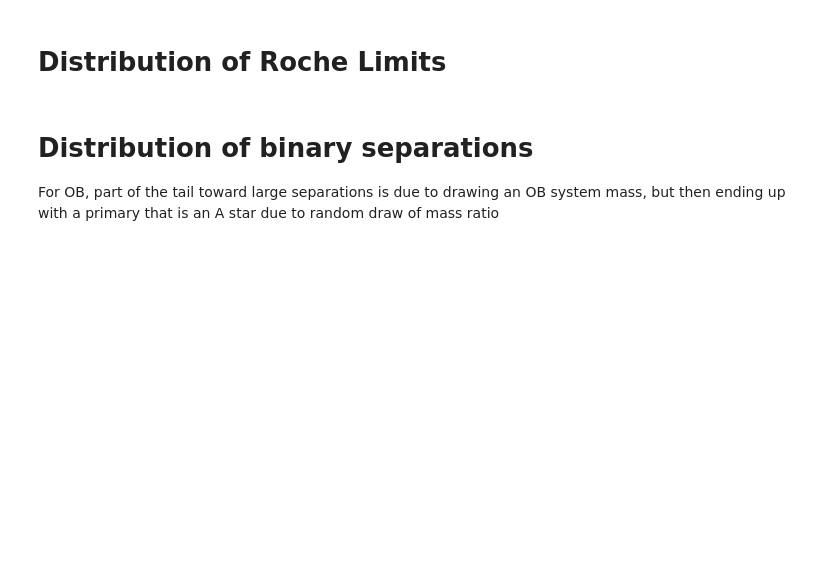
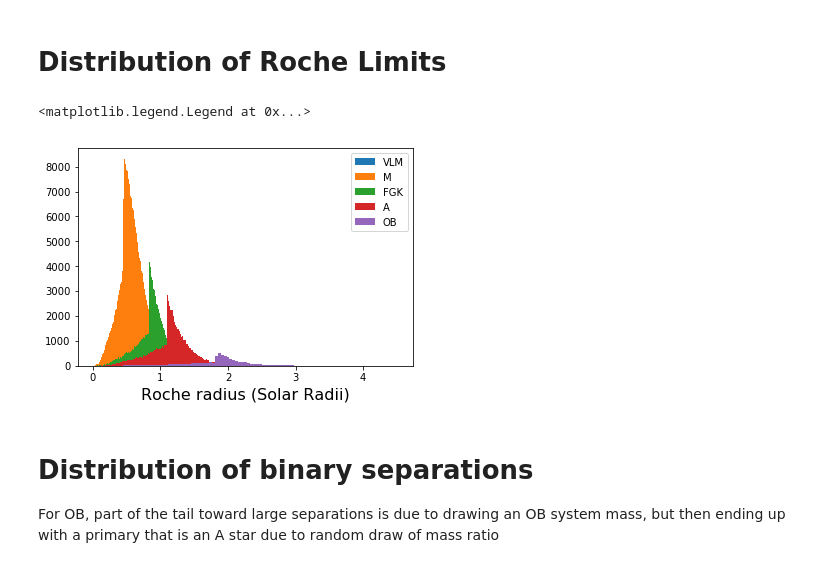
Before and after one commit to dtamayo/interstellar, a Jupyter notebook: samplecbp.ipynb, the cells around one changed output. Saved outputs shown, nothing was run; the diff lists cells and outputs as text; code cells hidden in the pictures; blank space fills up the shorter version.

```diff
--- a/samplecbp.ipynb
+++ b/samplecbp.ipynb
@@ -467,11 +492,14 @@ ax.legend()
 # %%
 fig, ax = plt.subplots()
 for startype in startypes:
     aRoche1s = np.array(r[startype]['aRoche1s'])
     aRoche2s = np.array(r[startype]['aRoche2s'])
-    bins, vals, patches = ax.hist(np.concatenate((aRoche1s/Rsun, aRoche2s/Rsun)), bins=10, label=startype)
+    bins, vals, patches = ax.hist(np.concatenate((aRoche1s/Rsun, aRoche2s/Rsun)), bins=100, label=startype)
 ax.set_xlabel('Roche radius (Solar Radii)', fontsize=16)
 ax.legend()
+# %% [output]
+<matplotlib.legend.Legend at 0x...>
+[figure, added]
 # %% [markdown]
 # Distribution of binary separations
 
```
Also changed, not shown: parts of 18 cells of this notebook.
